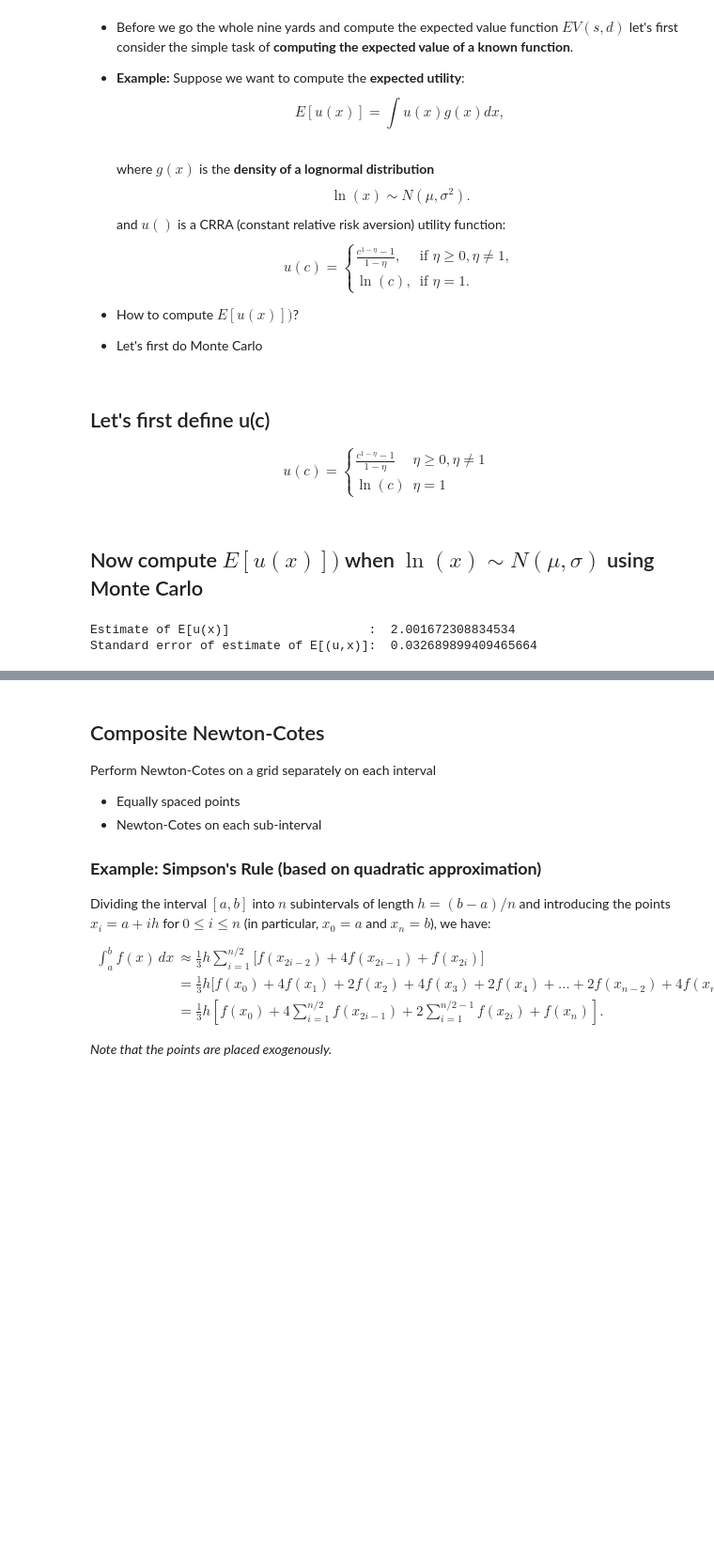
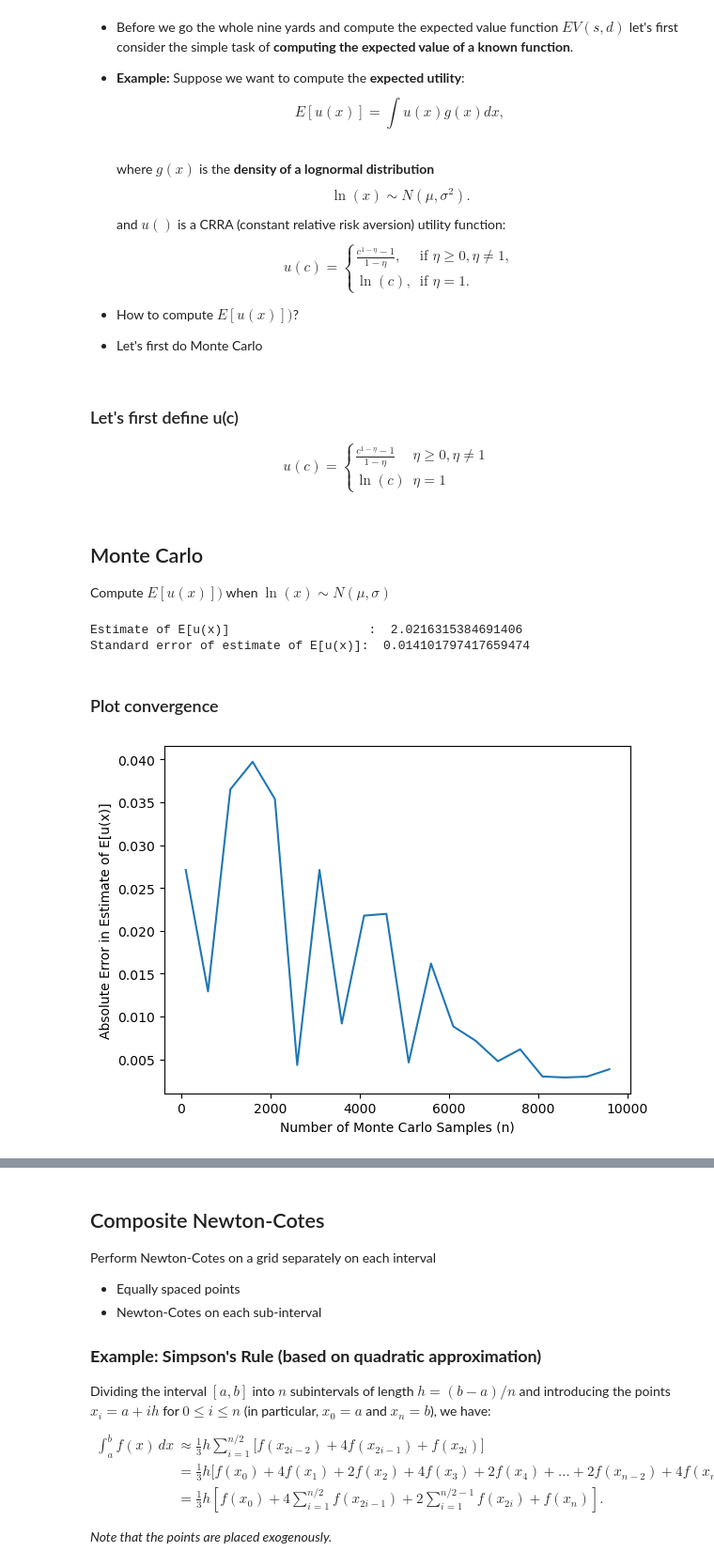
Before and after one commit to bschjerning/dp_ucph, a Jupyter notebook: 1_theory_tools/03_deaton_1d_integration.ipynb, the cells around one changed output, grey strips where cells are left out. Shown at 94% size. Saved outputs shown, nothing was run; the diff lists cells and outputs as text; code cells hidden in the pictures; blank space fills up the shorter version.

```diff
--- a/1_theory_tools/03_deaton_1d_integration.ipynb
+++ b/1_theory_tools/03_deaton_1d_integration.ipynb
@@ -114,7 +114,7 @@ $$
 - How to compute $E[u(x)])$?
 - Let's first do Monte Carlo
 # %% [markdown]
-## Let's first define u(c)
+### Let's first define u(c)
 $$
 u(c)={\begin{cases}{\frac {c^{1-\eta }-1}{1-\eta }}&\eta \geq 0,\eta \neq 1\\\ln(c)&\eta =1\end{cases}}
 $$
@@ -131,16 +131,43 @@ def u(c,η=1): # utility function
 # %% [markdown]
-## Now compute $E[u(x)])$ when $\ln(x) \sim N(\mu, \sigma)$ using Monte Carlo
+## Monte Carlo
+Compute $E[u(x)])$ when $\ln(x) \sim N(\mu, \sigma)$
 # %%
-n=1000        # Number of Monte Carlo samples
-η=1;          # CRRA utility parameter
-μ=2; σ=1;     # Location and scale parameters for ln(x)~ N(μ, σ)$
-x = np.random.lognormal(μ, σ, n)
-fx=u(x, η)
-Qn = np.mean(fx)
-se_Qn=np.std(fx)/np.sqrt(n)
-print('Estimate of E[u(x)]                   : ', Qn)
-print('Standard error of estimate of E[(u,x)]: ', se_Qn)
+def monte_carlo_u_crra(μ, σ, η, n):
+    x = np.random.lognormal(μ, σ, n)
+    fx = u_crra(x, η)
+    Qn = np.mean(fx)
+    se_Qn = np.std(fx) / np.sqrt(n)
+    return Qn, se_Qn
+
+
+n = 5000  # Number of Monte Carlo samples
+η = 1  # CRRA utility parameter
+μ = 2  # Location parameter for ln(x)~ N(μ, σ)
+σ = 1  # Scale parameter for ln(x)~ N(μ, σ)
+
+# Estimate E[u(x)] and its standard error using Monte Carlo integration
+Qn, se_Qn = monte_carlo_u_crra(μ, σ, η, n)
+print("Estimate of E[u(x)]                   : ", Qn)
+print("Standard error of estimate of E[u(x)]: ", se_Qn)
 # %% [output]
-Estimate of E[u(x)]                   :  2.001672308834534
-Standard error of estimate of E[(u,x)]:  0.032689899409465664
+Estimate of E[u(x)]                   :  2.0216315384691406
+Standard error of estimate of E[u(x)]:  0.014101797417659474
+# %% [markdown]
+### Plot convergence
+# %%
+import matplotlib.pyplot as plt
+
+np.random.seed(123)  # Set seed for reproducibility
+n_values = np.arange(100, 10000, 500)
+errors = []
+for n_val in n_values:
+    Qn, _ = monte_carlo_u_crra(μ, σ, η, n_val)
+    errors.append(np.abs(Qn - μ))
+fig, ax = plt.subplots()
+ax.plot(n_values, errors, label="Monte Carlo Estimate of E[u(x)]")
+ax.set_xlabel("Number of Monte Carlo Samples (n)")
+ax.set_ylabel("Absolute Error in Estimate of E[u(x)]")
+plt.show()
+# %% [output]
+[figure, added]
 # %% [markdown]
```
Also changed, not shown: parts of 17 cells of this notebook.
